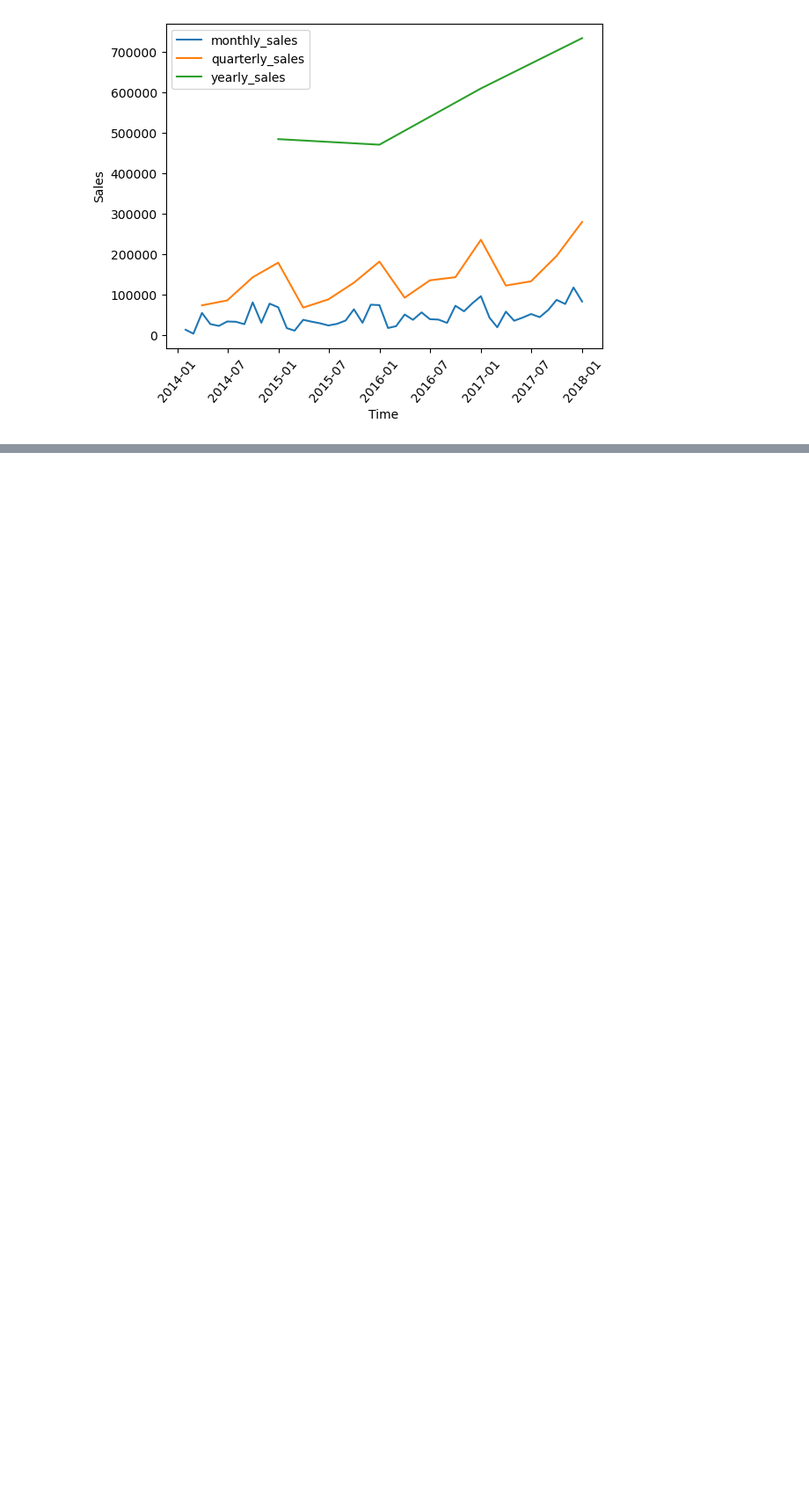
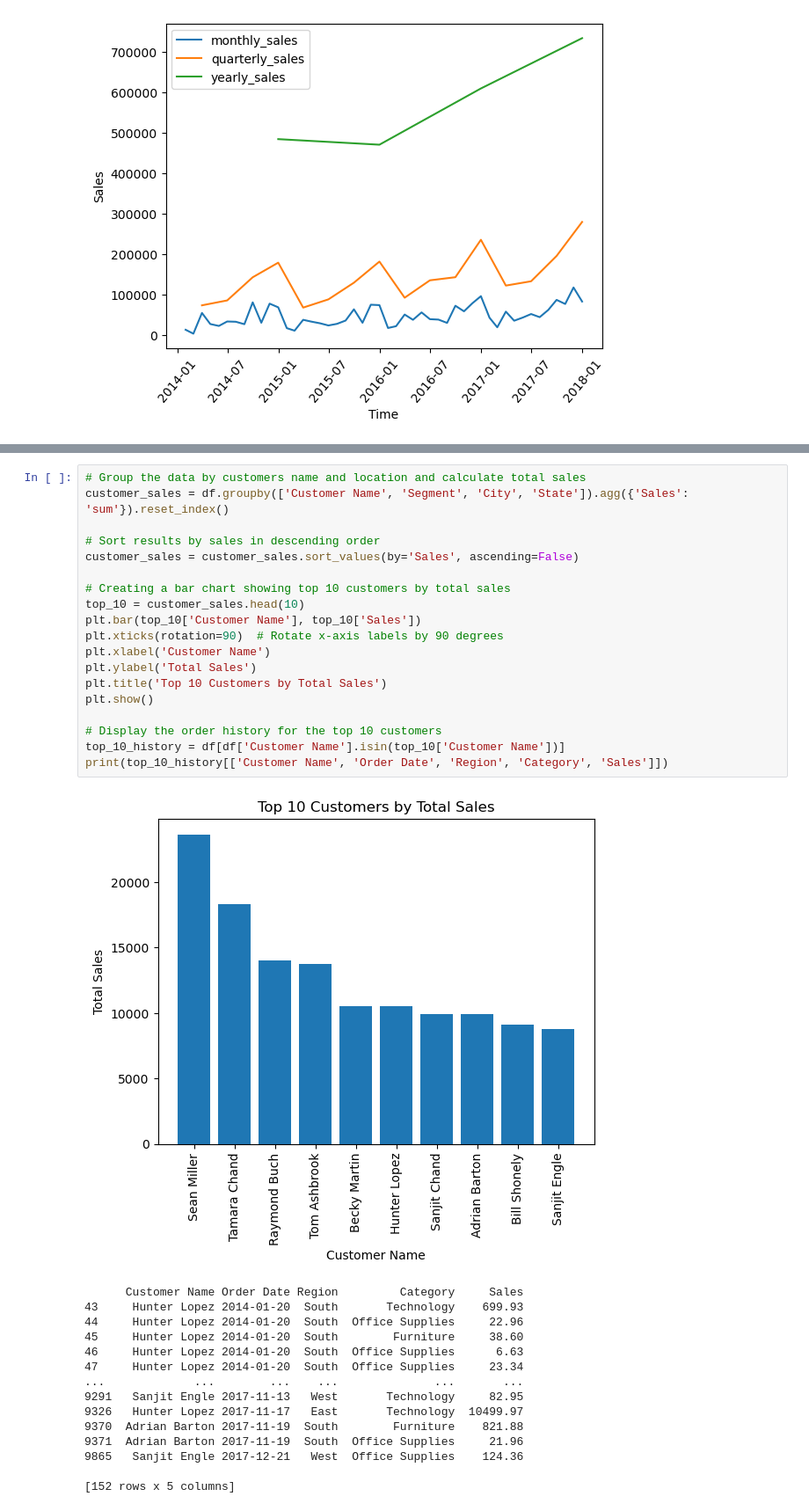
Before and after one commit to AdekanleIsrael/Analysis_With_Super_Store_Data, a Jupyter notebook: Superstore.ipynb, the cells around one changed output, grey strips where cells are left out. Shown at 88% size. Saved outputs shown, nothing was run; the diff lists cells and outputs as text; blank space fills up the shorter version.

```diff
--- a/Superstore.ipynb
+++ b/Superstore.ipynb
@@ -263,0 +287,35 @@ from statsmodels.tsa.arima.model import ARIMA
+# %%
+# Group the data by customers name and location and calculate total sales
+customer_sales = df.groupby(['Customer Name', 'Segment', 'City', 'State']).agg({'Sales': 'sum'}).reset_index()
+
+# Sort results by sales in descending order
+customer_sales = customer_sales.sort_values(by='Sales', ascending=False)
+
+# Creating a bar chart showing top 10 customers by total sales
+top_10 = customer_sales.head(10)
+plt.bar(top_10['Customer Name'], top_10['Sales'])
+plt.xticks(rotation=90)  # Rotate x-axis labels by 90 degrees
+plt.xlabel('Customer Name')
+plt.ylabel('Total Sales')
+plt.title('Top 10 Customers by Total Sales')
+plt.show()
+
+# Display the order history for the top 10 customers
+top_10_history = df[df['Customer Name'].isin(top_10['Customer Name'])]
+print(top_10_history[['Customer Name', 'Order Date', 'Region', 'Category', 'Sales']])
+# %% [output]
+[figure, added]
+      Customer Name Order Date Region         Category     Sales
+43     Hunter Lopez 2014-01-20  South       Technology    699.93
+44     Hunter Lopez 2014-01-20  South  Office Supplies     22.96
+45     Hunter Lopez 2014-01-20  South        Furniture     38.60
+46     Hunter Lopez 2014-01-20  South  Office Supplies      6.63
+47     Hunter Lopez 2014-01-20  South  Office Supplies     23.34
+...             ...        ...    ...              ...       ...
+9291   Sanjit Engle 2017-11-13   West       Technology     82.95
+9326   Hunter Lopez 2017-11-17   East       Technology  10499.97
+9370  Adrian Barton 2017-11-19  South        Furniture    821.88
+9371  Adrian Barton 2017-11-19  South  Office Supplies     21.96
+9865   Sanjit Engle 2017-12-21   West  Office Supplies    124.36
+
+[152 rows x 5 columns]
```
Also changed, not shown: parts of 15 cells of this notebook.
